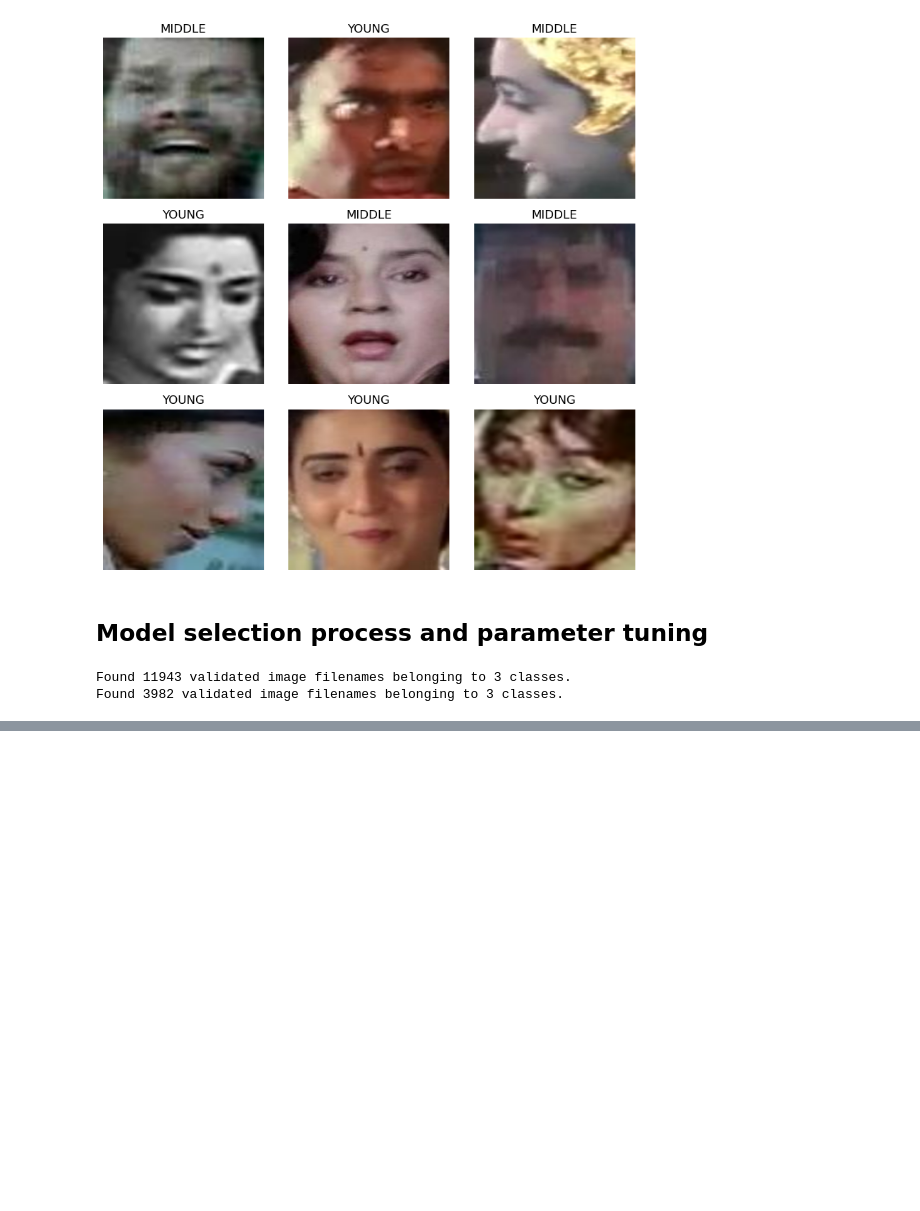
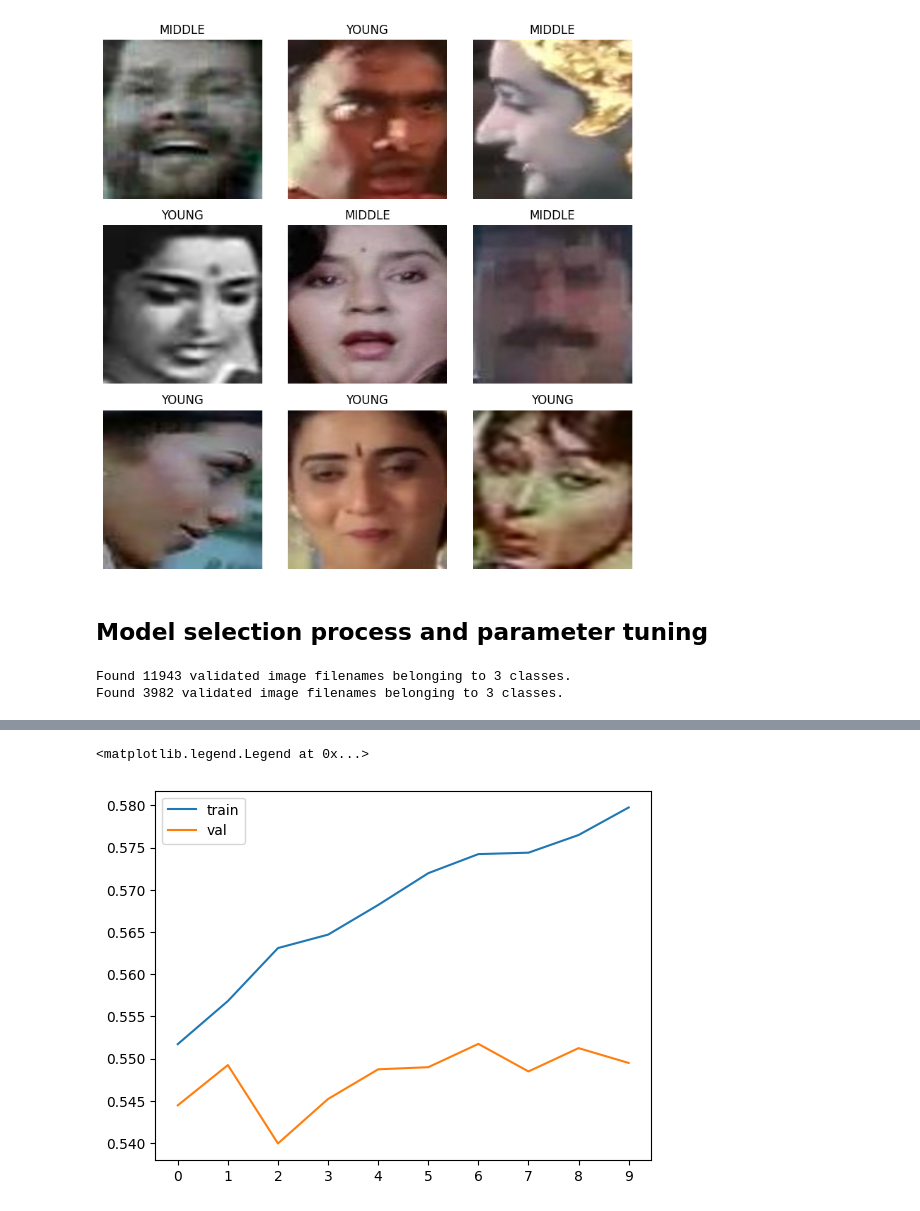
Before and after one commit to Tadwork/MLZoomCampSolutions, a Jupyter notebook: capstone/notebook.ipynb, the cells around one changed output, grey strips where cells are left out. Drawn from its saved outputs; the diff is of its cells as text; code cells hidden in the pictures; blank space fills up the shorter version.

Commit message:
update with latest best model params

```diff
--- a/capstone/notebook.ipynb
+++ b/capstone/notebook.ipynb
@@ -105,11 +110,11 @@ df_train = df_train.reset_index(drop=True)
 train_datagen = ImageDataGenerator(
     # rescale=1/255,
 
-    # rotation_range=50,
+    # rotation_range=25,
     # width_shift_range=0.1,
     # height_shift_range=0.1,
     # zoom_range=0.1,
-    # horizontal_flip=True,
+    horizontal_flip=True,
     # fill_mode='nearest'
 )
 target_size = (150,150)
@@ -208,0 +207,20 @@ plt.legend()
+# %%
+learning_rate = 0.01
+size_inner=64
+droprate=0.5
+simple_model = make_simple_model(learning_rate=learning_rate, size_inner=size_inner,droprate=droprate)
+# callback = tf.keras.callbacks.EarlyStopping(monitor='val_loss', patience=4)
+checkpoint = keras.callbacks.ModelCheckpoint(
+    'simple_'+str(size_inner)+'__{epoch:02d}_{val_accuracy:.3f}.keras',
+    directory='model-checkpoints',
+    save_best_only=True,
+    monitor='val_accuracy',
+    mode='max'
+)
+history = simple_model.fit(train_generator, epochs=10, validation_data=val_generator,callbacks=[checkpoint])
+plt.plot(history.history['accuracy'], label=('train'))
+plt.plot(history.history['val_accuracy'], label=('val'))
+
+plt.xticks(np.arange(10))
+plt.legend()
+# %% [output]
@@ -208,0 +248,2 @@ plt.legend()
+<matplotlib.legend.Legend at 0x...>
+[figure, added]
```
Also changed, not shown: parts of 20 cells of this notebook, 4 other files.
